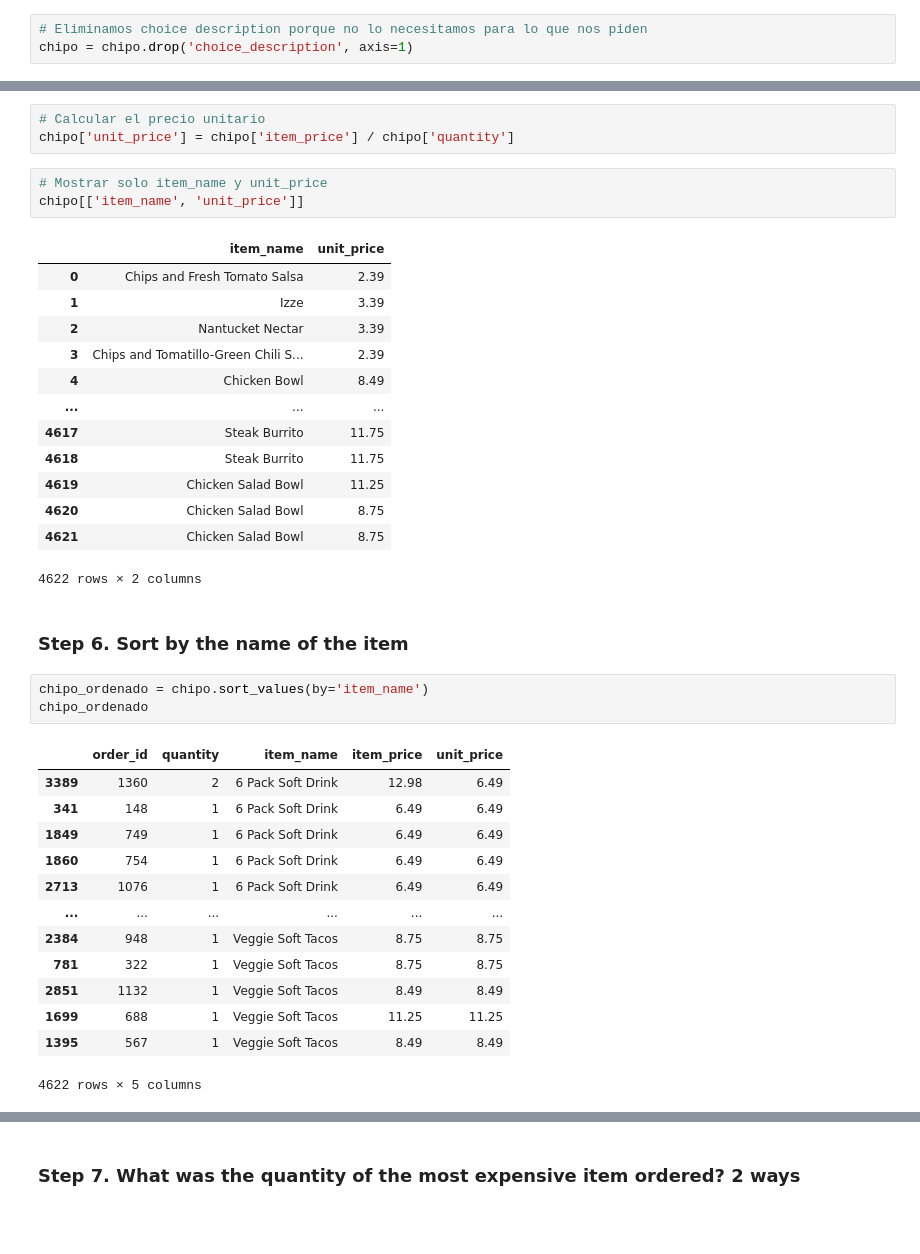
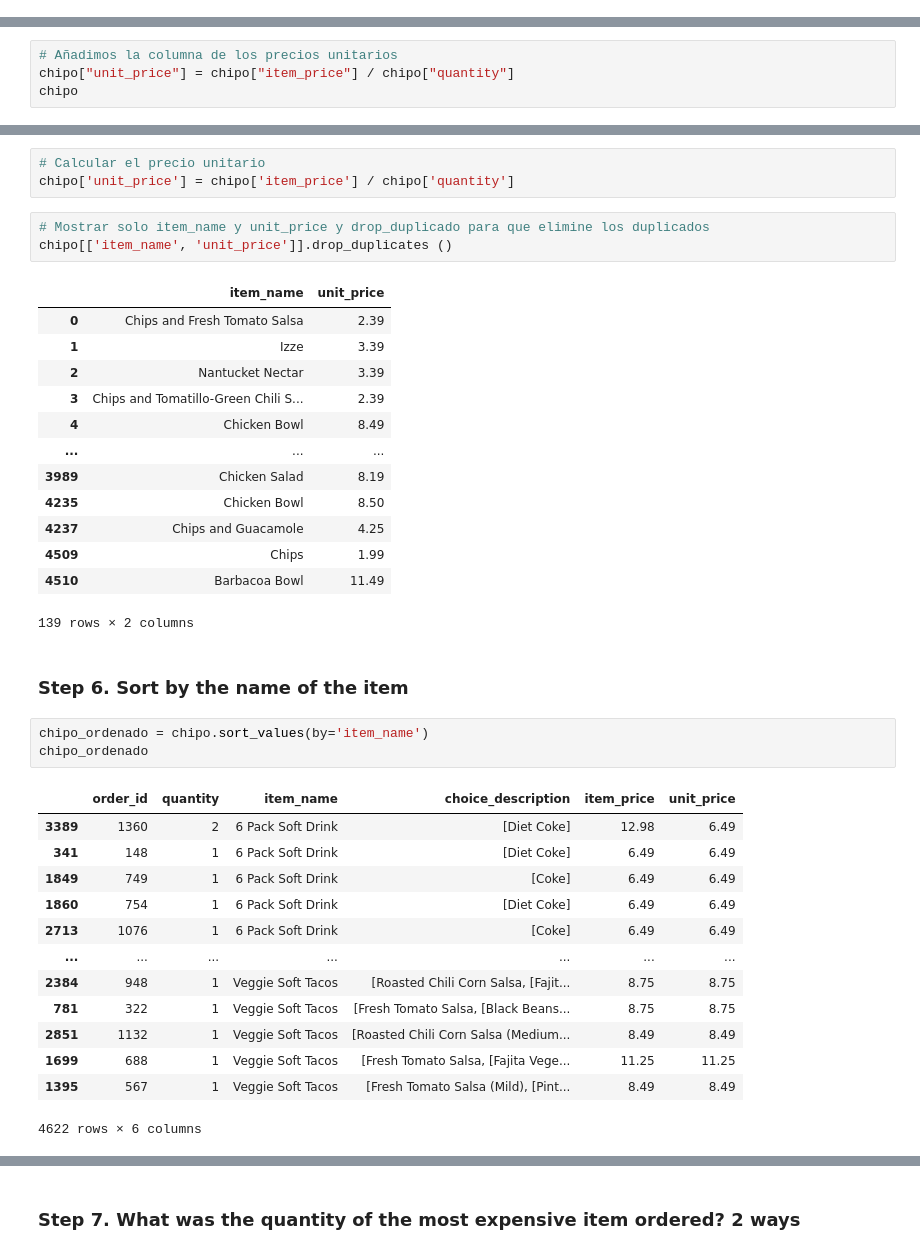
Before and after one commit to ana-macias/PRUEBA, a Jupyter notebook: 2-Data_analysis/2-Pandas/Practica/1-Chipotle/Chipotle.ipynb, the cells around one changed output, grey strips where cells are left out. Drawn from its saved outputs; the diff is of its cells as text; blank space fills up the shorter version.

```diff
--- a/2-Data_analysis/2-Pandas/Practica/1-Chipotle/Chipotle.ipynb
+++ b/2-Data_analysis/2-Pandas/Practica/1-Chipotle/Chipotle.ipynb
@@ -44,6 +44,3 @@ Data columns (total 5 columns):
  4   item_price          4622 non-null   object
 dtypes: int64(2), object(3)
 memory usage: 180.7+ KB
-# %%
-# Eliminamos choice description porque no lo necesitamos para lo que nos piden
-chipo = chipo.drop('choice_description', axis=1)
@@ -129,0 +152,4 @@ chipo.loc[chipo['item_price'].idxmax(), 'item_name']
+# %%
+# Añadimos la columna de los precios unitarios
+chipo["unit_price"] = chipo["item_price"] / chipo["quantity"]
+chipo
@@ -177,38 +230,38 @@ print (pedidos_mayores_10)
 # Calcular el precio unitario
 chipo['unit_price'] = chipo['item_price'] / chipo['quantity']
 # %%
-# Mostrar solo item_name y unit_price
-chipo[['item_name', 'unit_price']]
+# Mostrar solo item_name y unit_price y drop_duplicado para que elimine los duplicados
+chipo[['item_name', 'unit_price']].drop_duplicates ()
 # %% [output]
 |  | item_name | unit_price |
 | 0 | Chips and Fresh Tomato Salsa | 2.39 |
 | 1 | Izze | 3.39 |
 | 2 | Nantucket Nectar | 3.39 |
 | 3 | Chips and Tomatillo-Green Chili S... | 2.39 |
 | 4 | Chicken Bowl | 8.49 |
 | ... | ... | ... |
-| 4617 | Steak Burrito | 11.75 |
-| 4618 | Steak Burrito | 11.75 |
-| 4619 | Chicken Salad Bowl | 11.25 |
-| 4620 | Chicken Salad Bowl | 8.75 |
-| 4621 | Chicken Salad Bowl | 8.75 |
+| 3989 | Chicken Salad | 8.19 |
+| 4235 | Chicken Bowl | 8.50 |
+| 4237 | Chips and Guacamole | 4.25 |
+| 4509 | Chips | 1.99 |
+| 4510 | Barbacoa Bowl | 11.49 |
-4622 rows × 2 columns
+139 rows × 2 columns
 # %% [markdown]
 ### Step 6. Sort by the name of the item
 # %%
 chipo_ordenado = chipo.sort_values(by='item_name')
 chipo_ordenado
 # %% [output]
-|  | order_id | quantity | item_name | item_price | unit_price |
-| 3389 | 1360 | 2 | 6 Pack Soft Drink | 12.98 | 6.49 |
-| 341 | 148 | 1 | 6 Pack Soft Drink | 6.49 | 6.49 |
-| 1849 | 749 | 1 | 6 Pack Soft Drink | 6.49 | 6.49 |
-| 1860 | 754 | 1 | 6 Pack Soft Drink | 6.49 | 6.49 |
-| 2713 | 1076 | 1 | 6 Pack Soft Drink | 6.49 | 6.49 |
-| ... | ... | ... | ... | ... | ... |
-| 2384 | 948 | 1 | Veggie Soft Tacos | 8.75 | 8.75 |
-| 781 | 322 | 1 | Veggie Soft Tacos | 8.75 | 8.75 |
-| 2851 | 1132 | 1 | Veggie Soft Tacos | 8.49 | 8.49 |
-| 1699 | 688 | 1 | Veggie Soft Tacos | 11.25 | 11.25 |
-| 1395 | 567 | 1 | Veggie Soft Tacos | 8.49 | 8.49 |
+|  | order_id | quantity | item_name | choice_description | item_price | unit_price |
+| 3389 | 1360 | 2 | 6 Pack Soft Drink | [Diet Coke] | 12.98 | 6.49 |
+| 341 | 148 | 1 | 6 Pack Soft Drink | [Diet Coke] | 6.49 | 6.49 |
+| 1849 | 749 | 1 | 6 Pack Soft Drink | [Coke] | 6.49 | 6.49 |
+| 1860 | 754 | 1 | 6 Pack Soft Drink | [Diet Coke] | 6.49 | 6.49 |
+| 2713 | 1076 | 1 | 6 Pack Soft Drink | [Coke] | 6.49 | 6.49 |
+| ... | ... | ... | ... | ... | ... | ... |
+| 2384 | 948 | 1 | Veggie Soft Tacos | [Roasted Chili Corn Salsa, [Fajit... | 8.75 | 8.75 |
+| 781 | 322 | 1 | Veggie Soft Tacos | [Fresh Tomato Salsa, [Black Beans... | 8.75 | 8.75 |
+| 2851 | 1132 | 1 | Veggie Soft Tacos | [Roasted Chili Corn Salsa (Medium... | 8.49 | 8.49 |
+| 1699 | 688 | 1 | Veggie Soft Tacos | [Fresh Tomato Salsa, [Fajita Vege... | 11.25 | 11.25 |
+| 1395 | 567 | 1 | Veggie Soft Tacos | [Fresh Tomato Salsa (Mild), [Pint... | 8.49 | 8.49 |
-4622 rows × 5 columns
+4622 rows × 6 columns
```
Also changed, not shown: parts of 23 cells of this notebook.
